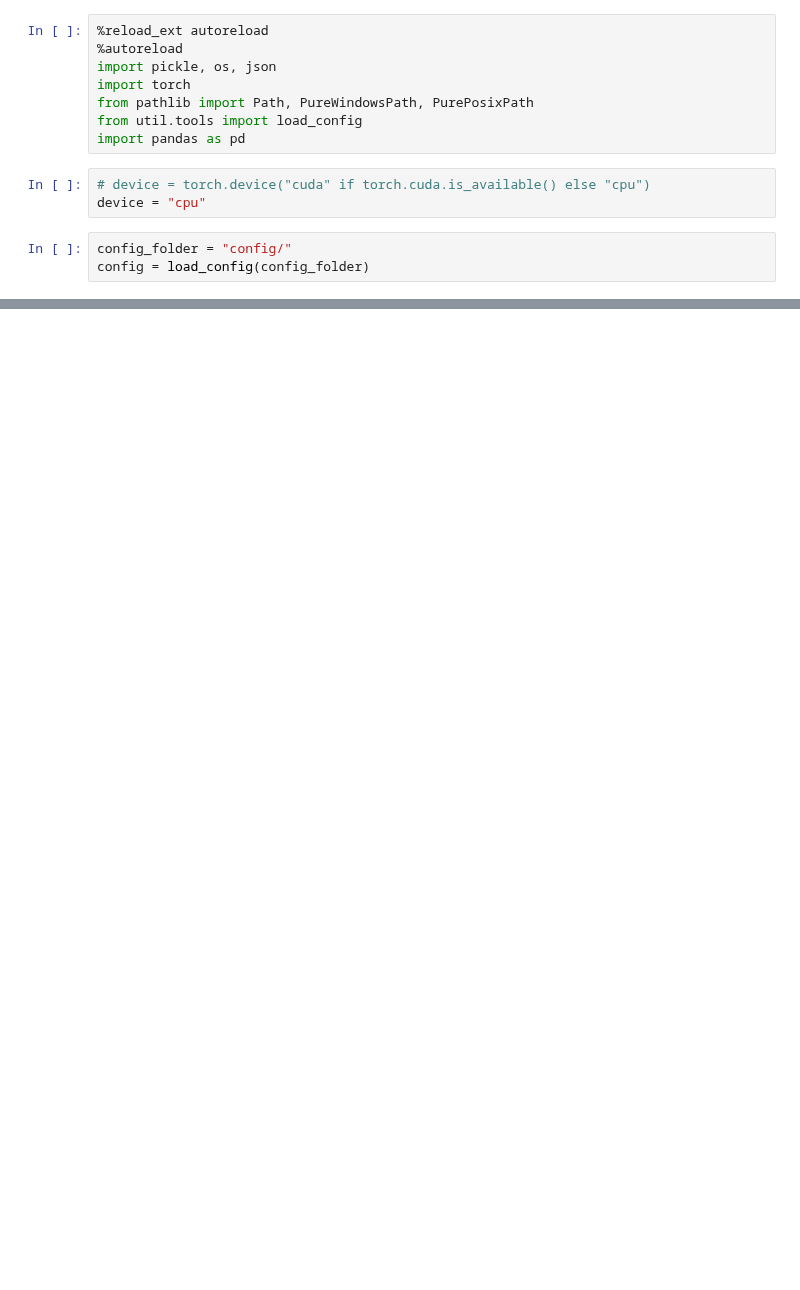
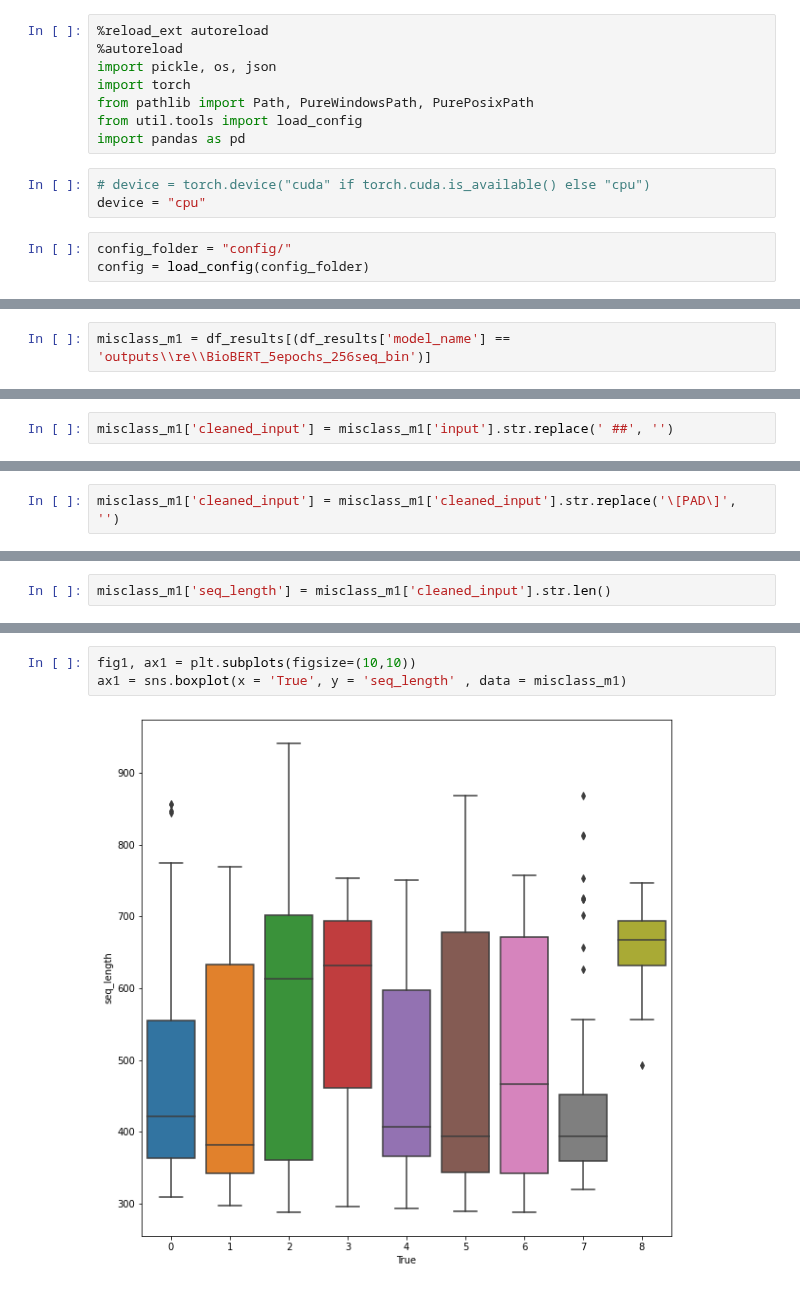
Before and after one commit to pnarsina/w266_final, a Jupyter notebook: project_re/MissedPredictionsAnalysis.ipynb, the cells around one changed output, grey strips where cells are left out. Saved outputs shown, nothing was run; the diff lists cells and outputs as text; blank space fills up the shorter version.

```diff
--- a/project_re/MissedPredictionsAnalysis.ipynb
+++ b/project_re/MissedPredictionsAnalysis.ipynb
@@ -150,0 +187,2 @@ Name: Predicted, dtype: int64
+# %%
+misclass_m1 = df_results[(df_results['model_name'] == 'outputs\\re\\BioBERT_5epochs_256seq_bin')]
@@ -150,0 +196,2 @@ Name: Predicted, dtype: int64
+# %%
+misclass_m1['cleaned_input'] = misclass_m1['input'].str.replace(' ##', '')
@@ -150,0 +204,2 @@ Name: Predicted, dtype: int64
+# %%
+misclass_m1['cleaned_input'] = misclass_m1['cleaned_input'].str.replace('\[PAD\]', '')
@@ -150,0 +214,2 @@ Name: Predicted, dtype: int64
+# %%
+misclass_m1['seq_length'] = misclass_m1['cleaned_input'].str.len()
@@ -150,0 +351,5 @@ Name: Predicted, dtype: int64
+# %%
+fig1, ax1 = plt.subplots(figsize=(10,10))
+ax1 = sns.boxplot(x = 'True', y = 'seq_length' , data = misclass_m1)
+# %% [output]
+[figure, added]
```
Also changed, not shown: parts of 36 cells of this notebook.
